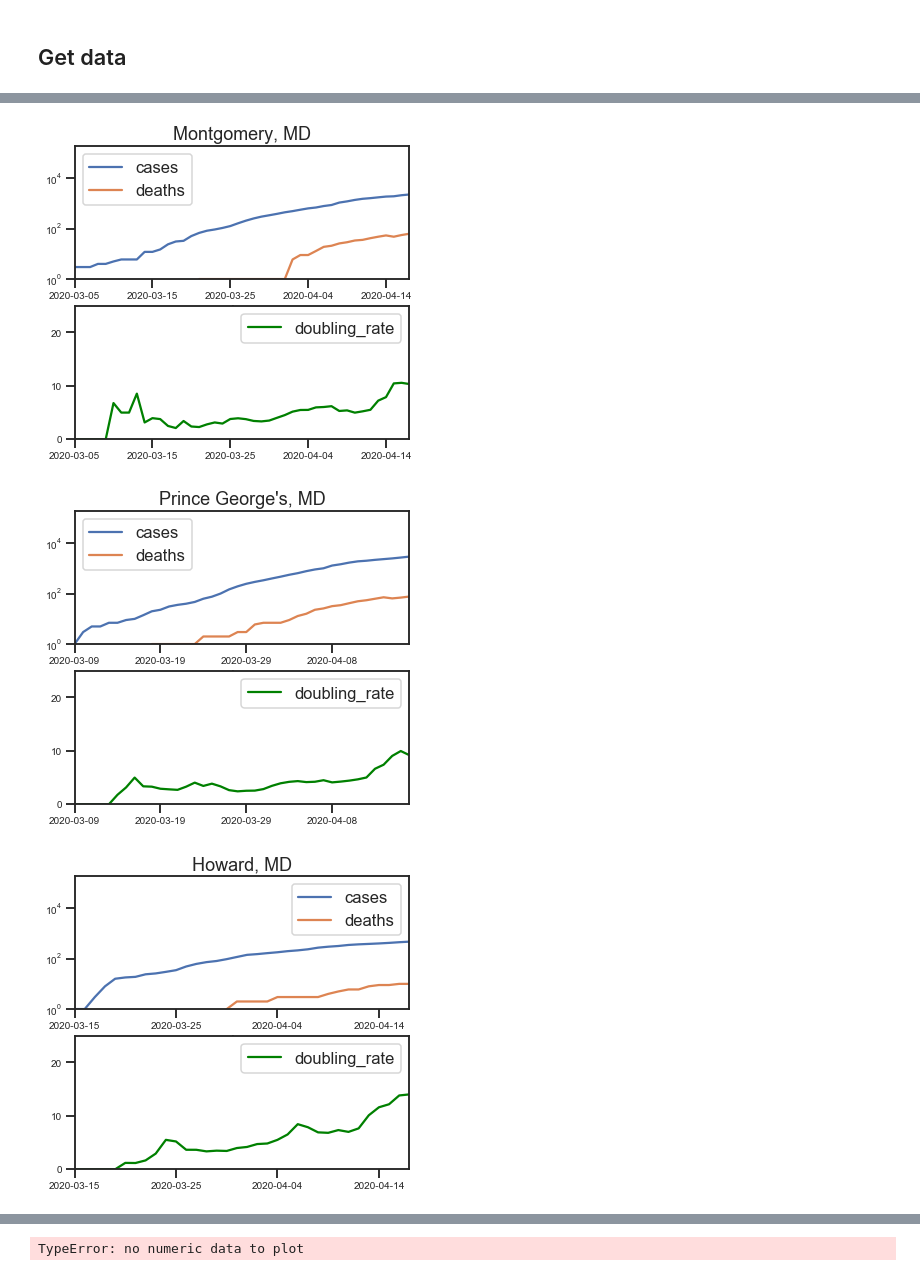
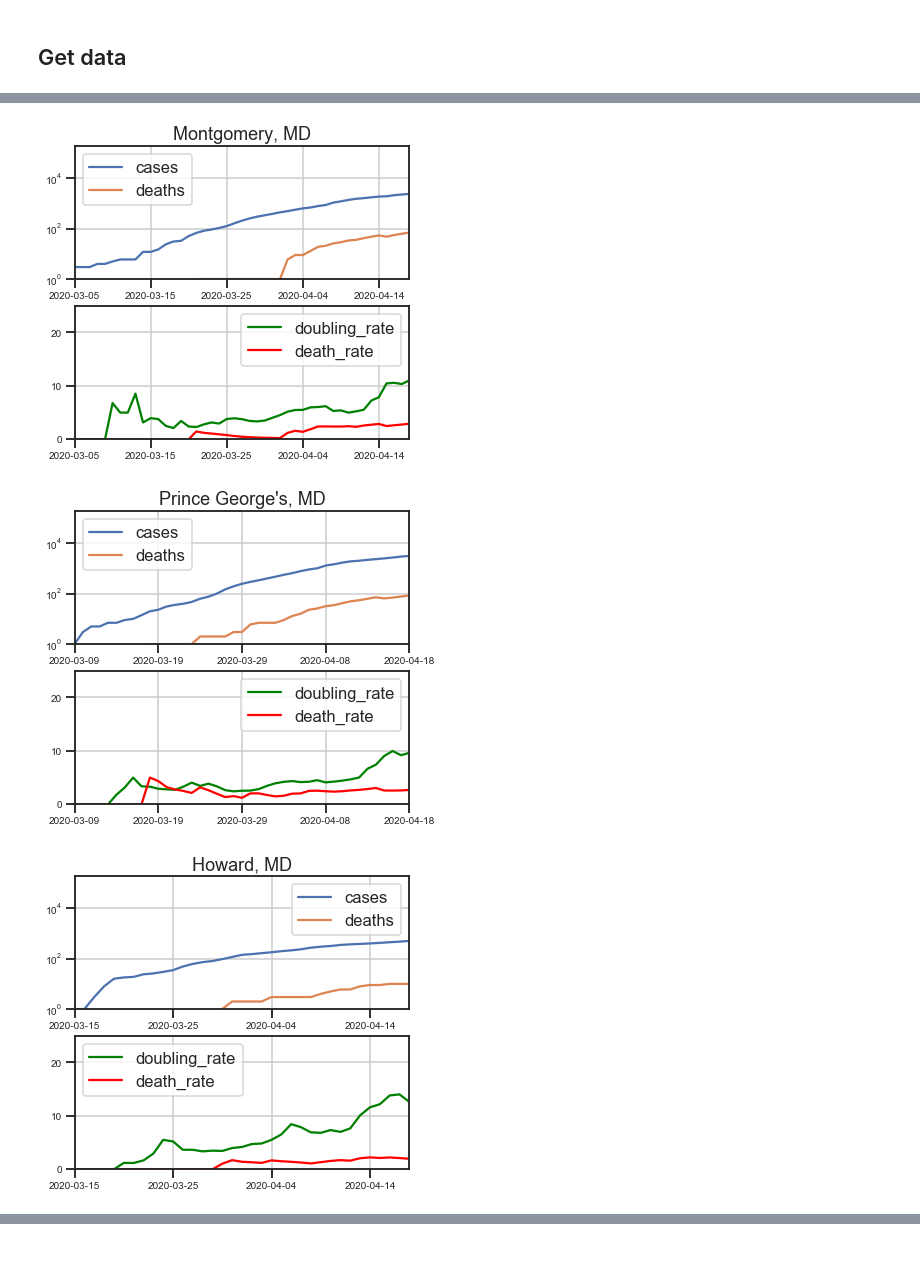
Before and after one commit to knobelsp/CV19, a Jupyter notebook: CV19.ipynb, the cells around one changed output, grey strips where cells are left out. Saved outputs shown, nothing was run; the diff lists cells and outputs as text; code cells hidden in the pictures.

```diff
--- a/CV19.ipynb
+++ b/CV19.ipynb
@@ -54,9 +54,9 @@ cyt
 # %%
 this_county=["Montgomery","Prince George's","Howard","Baltimore","District of Columbia","Arlington","Fairfax",\
-            "Lane","Beaufort","New York City"]
-this_state=["Maryland","Maryland","Maryland","Maryland","District of Columbia","Virginia","Virginia"\
-            "Oregon", "North Carolina","New York"]
-this_state_short=["MD","MD","MD","MD","DC","VA","VA","OR","NC","NY"]
+            "Lane","Beaufort","New York City","Providence"]
+this_state=["Maryland","Maryland","Maryland","Maryland","District of Columbia","Virginia","Virginia",\
+            "Oregon", "North Carolina","New York","Rhode Island"]
+this_state_short=["MD","MD","MD","MD","DC","VA","VA","OR","NC","NY","RI"]
 
 
 
@@ -72,12 +72,15 @@ for i in range(0,len(this_state)):
     doubling_rate[np.argwhere(doubling_rate<0)]=0
     this['doubling_rate']=doubling_rate
 
+    dr=100*this.deaths.to_numpy(copy=True) / this.cases.to_numpy(copy=True)
+    this['death_rate']=dr
+
     fig, axes = plt.subplots(nrows=2, ncols=1,figsize=(6,6))
     this_name=this_county[i]+", "+this_state_short[i]
     this.plot('date',['cases','deaths'],kind = 'line',title=this_name,
-              fontsize=fs,logy=True,ylim=yr,ax=axes[0])
-    this.plot('date','doubling_rate',kind = 'line',color='green',
-          fontsize=fs,logy=False,ylim=[0,25],ax=axes[1])
+              fontsize=fs,logy=True,ylim=yr,ax=axes[0],grid=True)
+    this.plot('date',['doubling_rate','death_rate'],kind = 'line',color=['green','red'],
+          fontsize=fs,logy=False,ylim=[0,25],ax=axes[1],grid=True)
     this_savename="CV19_county_"+this_county[i].replace(" ", "")+".pdf"
     plt.subplots_adjust(bottom=0.2)
     plt.xlabel("")
@@ -92,3 +99,3 @@ See the caveats in the documentation: http://pandas.pydata.org/pandas-docs/stabl
-[figure, old version]
+[figure, new version]
-[figure, old version]
+[figure, new version]
-[figure, old version]
+[figure, new version]
@@ -98 +104,0 @@ See the caveats in the documentation: http://pandas.pydata.org/pandas-docs/stabl
-TypeError: no numeric data to plot
```
Also changed, not shown: parts of 3 cells of this notebook, 23 other files.
